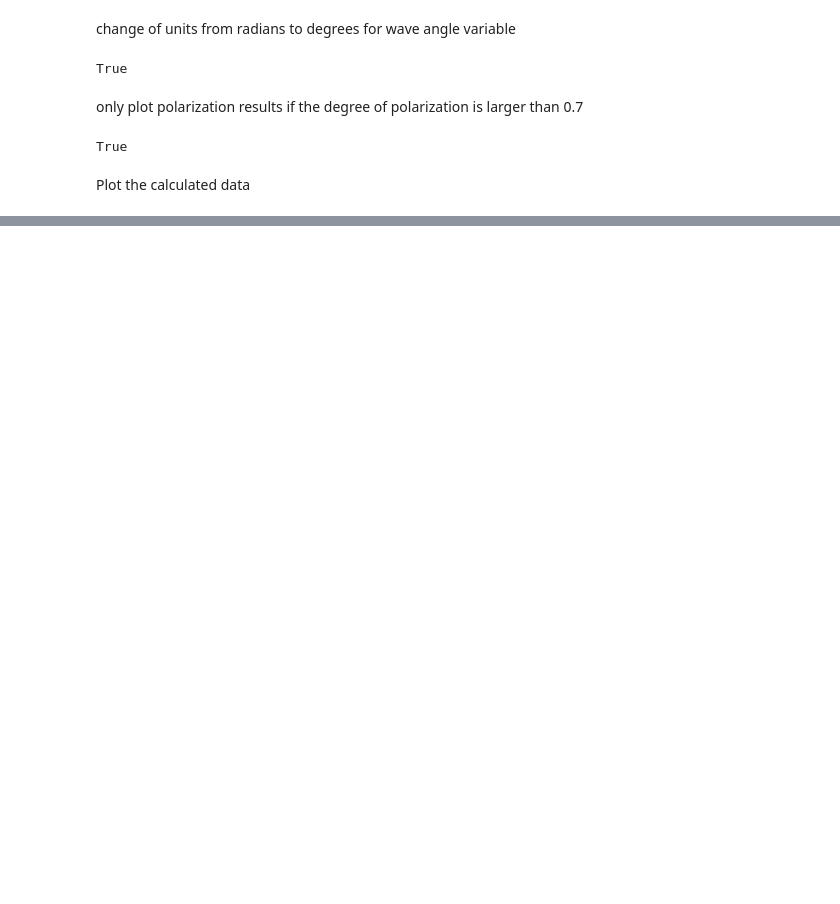
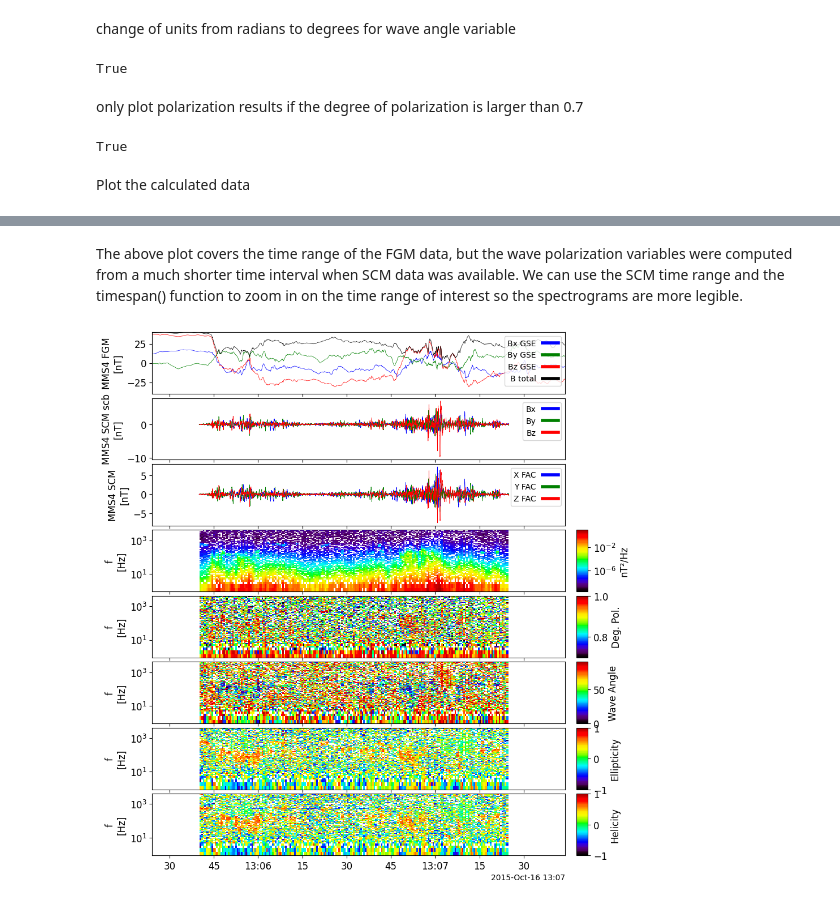
Before and after one commit to spedas/mms-examples, a Jupyter notebook: advanced/Wave_polarization_using_SCM_data.ipynb, the cells around one changed output, grey strips where cells are left out. Cells and saved outputs as stored; diff of their text form; code cells hidden in the pictures; blank space fills up the shorter version.

```diff
--- a/advanced/Wave_polarization_using_SCM_data.ipynb
+++ b/advanced/Wave_polarization_using_SCM_data.ipynb
@@ -281,0 +271,32 @@ tplot([all_b ,
+# %% [markdown]
+The above plot covers the time range of the FGM data, but the wave polarization variables were computed from a much shorter time interval when SCM data was available.   We can use the SCM time range and the timespan() function to zoom in on the time range of interest so the spectrograms are more legible.
+# %%
+from pyspedas import timespan
+
+# We could get the SCM start/end times by extracting the time array and taking the
+# first/last values, but the time range is already stored in the tplot metadata, so
+# we'll just pull it from there.
+md=get_data(mms_scm_name + '_fac', metadata=True)
+scm_trange = md['plot_options']['trange']
+
+# We now have the start/end times in scm_trange, but the timespan() routine
+# expects a start time and duration
+
+start_time = scm_trange[0]
+duration = scm_trange[1]-start_time
+
+# Set the time range to be used for this and future plots.
+
+timespan(start_time, duration, 'seconds')
+
+# Plot the data zoomed in on the SCM time range
+tplot([all_b ,
+       mms_scm_name,
+       mms_scm_name+'_fac',
+       'mms4_scm_acb_gse_scb_brst_l2_fac_powspec',
+       'mms4_scm_acb_gse_scb_brst_l2_fac_degpol',
+       'mms4_scm_acb_gse_scb_brst_l2_fac_waveangle',
+       'mms4_scm_acb_gse_scb_brst_l2_fac_elliptict',
+       'mms4_scm_acb_gse_scb_brst_l2_fac_helict'], xsize=10, ysize=12)
+# %% [output]
+[figure, added]
```
Also changed, not shown: parts of 19 cells of this notebook.
